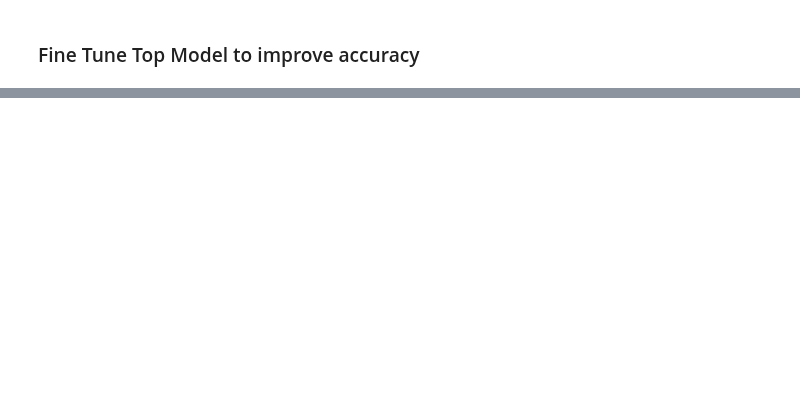
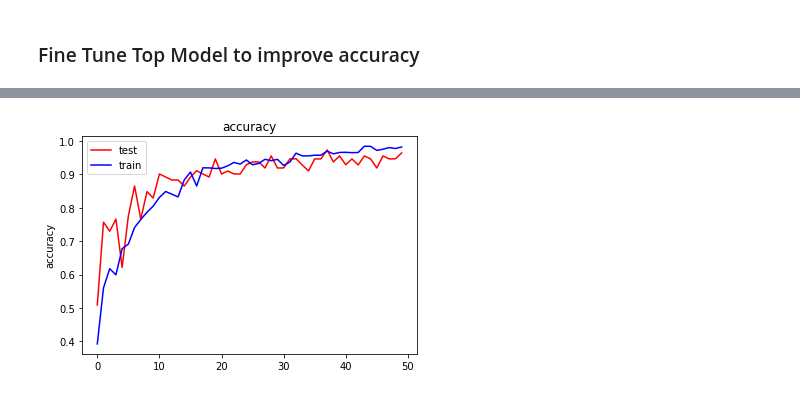
Before and after one commit to mzhou356/img2recommender, a Jupyter notebook: notebooks/vgg16_model_tuning.ipynb, the cells around one changed output, grey strips where cells are left out. Drawn from its saved outputs; the diff is of its cells as text; code cells hidden in the pictures; blank space fills up the shorter version.

```diff
--- a/notebooks/vgg16_model_tuning.ipynb
+++ b/notebooks/vgg16_model_tuning.ipynb
@@ -102,4 +116,0 @@ Found 127 validated image filenames.
-# %%
-train_data = np.load(open('../tuning_data/bottleneck_features_train.npy','rb'))
-train_label = np.array(train_df.eyewear.map({'not_'+'eyewear':0, 'eyewear':1}))
-len(train_label)%96
@@ -144,5 +153,5 @@ def train_top_model(train_df, test_df, epoch, batch_size, label):
 # %% [markdown]
 #### run train_top_model and save results in tuning_data
 # %%
-train_top_model(train_df, test_df, 50, 96, 'eyewear')
+train_top_model(train_df, test_df, 50, 16, 'eyewear')
 # %% [output]
@@ -230,3 +249,3 @@ def fine_tune_model(train_df, test_df,epoch, batch_size,label, print_model = Tru
 # %%
-model_history = fine_tune_model(train_df, test_df,50,96,'eyewear')
+model_history = fine_tune_model(train_df, test_df,50,16,'eyewear')
 # %% [output]
@@ -250,0 +303,9 @@ _________________________________________________________________
+# %%
+plt.plot(model_history.history['val_acc'], color = 'red', label = 'test')
+plt.plot(model_history.history['acc'], color = 'blue', label = 'train')
+plt.title('accuracy')
+plt.ylabel('accuracy')
+plt.legend()
+plt.show()
+# %% [output]
+[figure, added]
```
Also changed, not shown: parts of 12 cells of this notebook, 3 other files.
